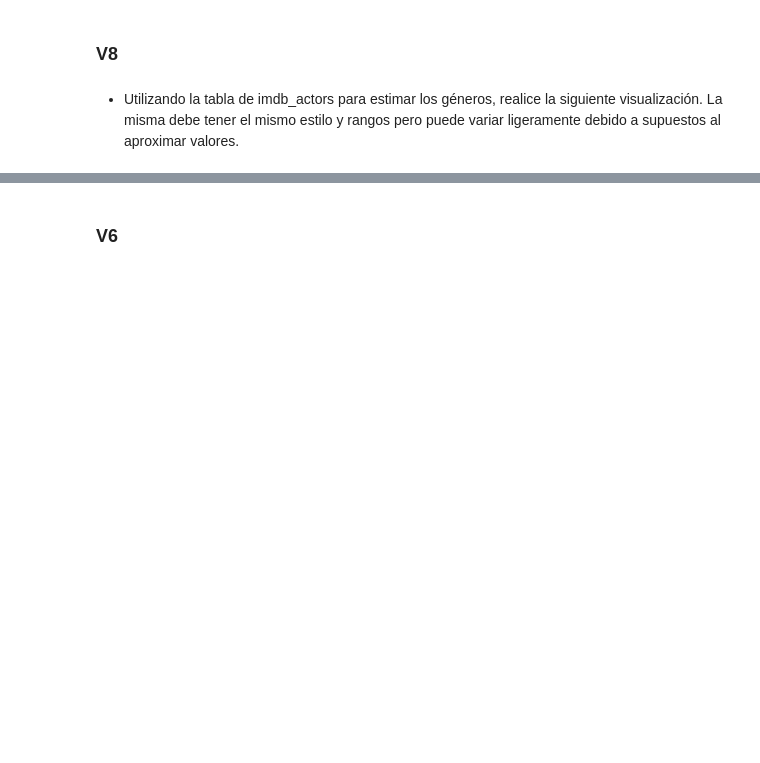
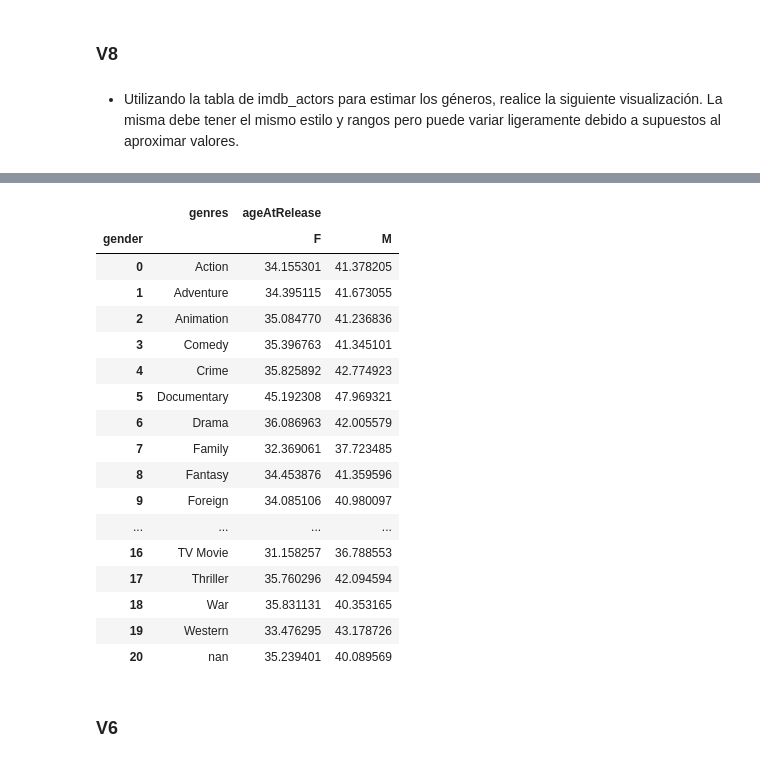
Before and after one commit to Nacho2904/orga_de_datos, a Jupyter notebook: tp_1.ipynb, the cells around one changed output, grey strips where cells are left out. Saved outputs shown, nothing was run; the diff lists cells and outputs as text; code cells hidden in the pictures; blank space fills up the shorter version.

```diff
--- a/tp_1.ipynb
+++ b/tp_1.ipynb
@@ -581,0 +742,2 @@ Con eso ya resolvimos el problema de encontrar la probabilidad por cada género.
+# %%
+df_movies_and_actors = df_movies_and_actors[df_movies_and_actors["birthYear"] > 1800]
@@ -581,0 +746,3 @@ Con eso ya resolvimos el problema de encontrar la probabilidad por cada género.
+# %%
+df_movies_and_actors["ageAtRelease"] = df_movies_and_actors["release_year"] - df_movies_and_actors["birthYear"]
+df_movies_and_actors.head(3)
@@ -581,0 +756,3 @@ Con eso ya resolvimos el problema de encontrar la probabilidad por cada género.
+# %%
+df_movies_and_actors_filtered = df_movies_and_actors[["gender", "genres", "ageAtRelease"]]
+df_movies_and_actors_filtered.head(3)
@@ -581,0 +764,4 @@ Con eso ya resolvimos el problema de encontrar la probabilidad por cada género.
+# %%
+separate_genres = lambda genre: genre.split(',')
+df_movies_and_actors_filtered["genres"] = df_movies_and_actors_filtered["genres"].map(separate_genres)
+df_movies_and_actors_filtered = df_movies_and_actors_filtered.explode("genres")
@@ -582,3 +782,26 @@ Con eso ya resolvimos el problema de encontrar la probabilidad por cada género.
+# %%
+df_genres = df_movies_and_actors_filtered.pivot_table(index = "genres", columns = "gender",
+                                          aggfunc={"ageAtRelease": "mean"}).reset_index()
+df_genres
+# %% [output]
+|  | genres | ageAtRelease |  |
+| gender |  | F | M |
+| 0 | Action | 34.155301 | 41.378205 |
+| 1 | Adventure | 34.395115 | 41.673055 |
+| 2 | Animation | 35.084770 | 41.236836 |
+| 3 | Comedy | 35.396763 | 41.345101 |
+| 4 | Crime | 35.825892 | 42.774923 |
+| 5 | Documentary | 45.192308 | 47.969321 |
+| 6 | Drama | 36.086963 | 42.005579 |
+| 7 | Family | 32.369061 | 37.723485 |
+| 8 | Fantasy | 34.453876 | 41.359596 |
+| 9 | Foreign | 34.085106 | 40.980097 |
+| ... | ... | ... | ... |
+| 16 | TV Movie | 31.158257 | 36.788553 |
+| 17 | Thriller | 35.760296 | 42.094594 |
+| 18 | War | 35.831131 | 40.353165 |
+| 19 | Western | 33.476295 | 43.178726 |
+| 20 | nan | 35.239401 | 40.089569 |
 # %% [markdown]
 ### V6
 # %% [markdown]
```
Also changed, not shown: parts of 28 cells of this notebook.
